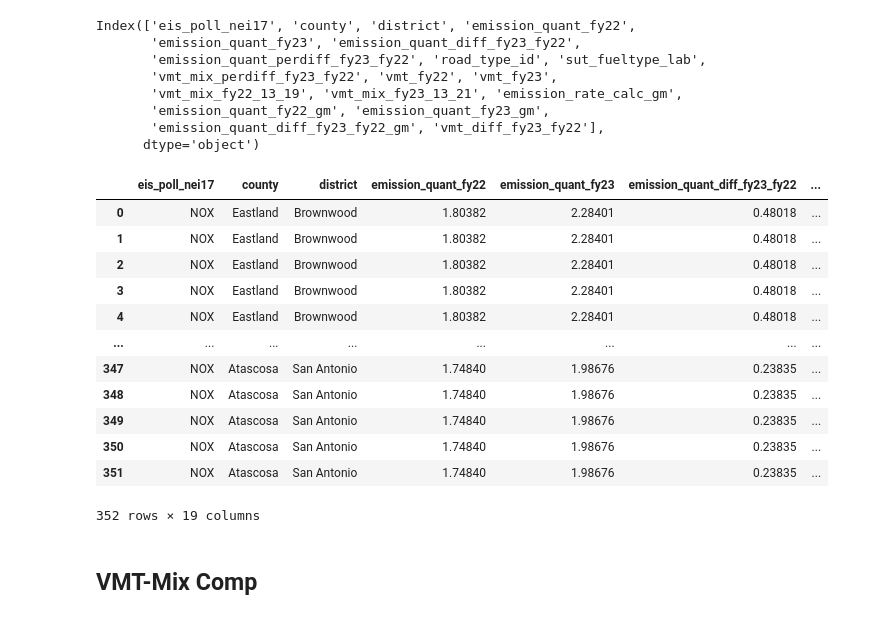
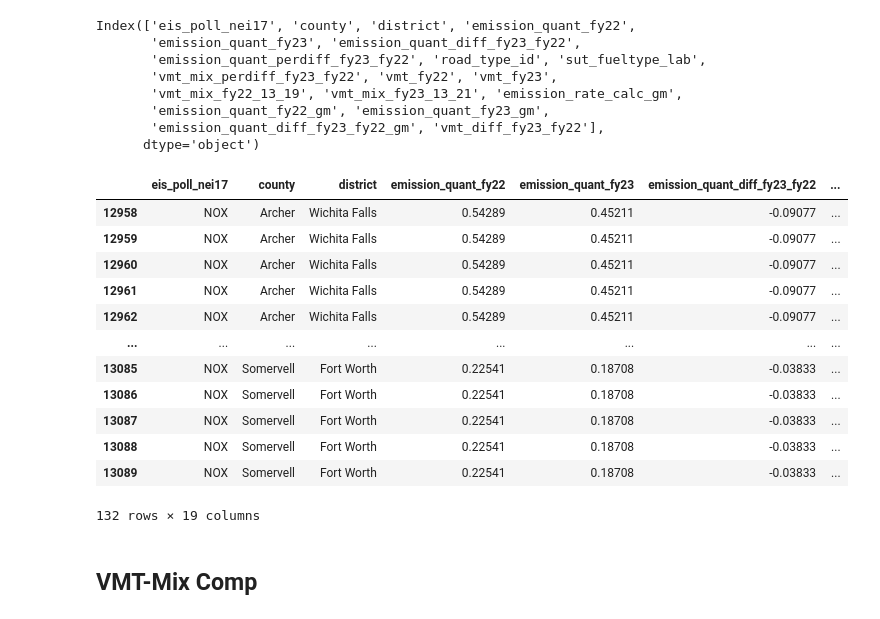
Before and after one commit to Apoorb/FY23_VMT_Mix, a Jupyter notebook: analysis/aerr_impact_fy23.ipynb, the cells around one changed output. Cells and saved outputs as stored; diff of their text form; code cells hidden in the pictures.

```diff
--- a/analysis/aerr_impact_fy23.ipynb
+++ b/analysis/aerr_impact_fy23.ipynb
@@ -1694,19 +1579,19 @@ cnty_emis_brkdn_tail5 = cnty_emis_brkdn.loc[
 # %%
-cnty_emis_brkdn_top5
+cnty_emis_brkdn_tail5a
 # %% [output]
 |  | eis_poll_nei17 | county | district | emission_quant_fy22 | emission_quant_fy23 | emission_quant_diff_fy23_fy22 | ... |
-| 0 | NOX | Eastland | Brownwood | 1.80382 | 2.28401 | 0.48018 | ... |
-| 1 | NOX | Eastland | Brownwood | 1.80382 | 2.28401 | 0.48018 | ... |
-| 2 | NOX | Eastland | Brownwood | 1.80382 | 2.28401 | 0.48018 | ... |
-| 3 | NOX | Eastland | Brownwood | 1.80382 | 2.28401 | 0.48018 | ... |
-| 4 | NOX | Eastland | Brownwood | 1.80382 | 2.28401 | 0.48018 | ... |
+| 12958 | NOX | Archer | Wichita Falls | 0.54289 | 0.45211 | -0.09077 | ... |
+| 12959 | NOX | Archer | Wichita Falls | 0.54289 | 0.45211 | -0.09077 | ... |
+| 12960 | NOX | Archer | Wichita Falls | 0.54289 | 0.45211 | -0.09077 | ... |
+| 12961 | NOX | Archer | Wichita Falls | 0.54289 | 0.45211 | -0.09077 | ... |
+| 12962 | NOX | Archer | Wichita Falls | 0.54289 | 0.45211 | -0.09077 | ... |
 | ... | ... | ... | ... | ... | ... | ... | ... |
-| 347 | NOX | Atascosa | San Antonio | 1.74840 | 1.98676 | 0.23835 | ... |
-| 348 | NOX | Atascosa | San Antonio | 1.74840 | 1.98676 | 0.23835 | ... |
-| 349 | NOX | Atascosa | San Antonio | 1.74840 | 1.98676 | 0.23835 | ... |
-| 350 | NOX | Atascosa | San Antonio | 1.74840 | 1.98676 | 0.23835 | ... |
-| 351 | NOX | Atascosa | San Antonio | 1.74840 | 1.98676 | 0.23835 | ... |
+| 13085 | NOX | Somervell | Fort Worth | 0.22541 | 0.18708 | -0.03833 | ... |
+| 13086 | NOX | Somervell | Fort Worth | 0.22541 | 0.18708 | -0.03833 | ... |
+| 13087 | NOX | Somervell | Fort Worth | 0.22541 | 0.18708 | -0.03833 | ... |
+| 13088 | NOX | Somervell | Fort Worth | 0.22541 | 0.18708 | -0.03833 | ... |
+| 13089 | NOX | Somervell | Fort Worth | 0.22541 | 0.18708 | -0.03833 | ... |
-352 rows × 19 columns
+132 rows × 19 columns
 # %% [markdown]
 ## VMT-Mix Comp
 # %%
```
Also changed, not shown: parts of 27 cells of this notebook, 2 other files.
